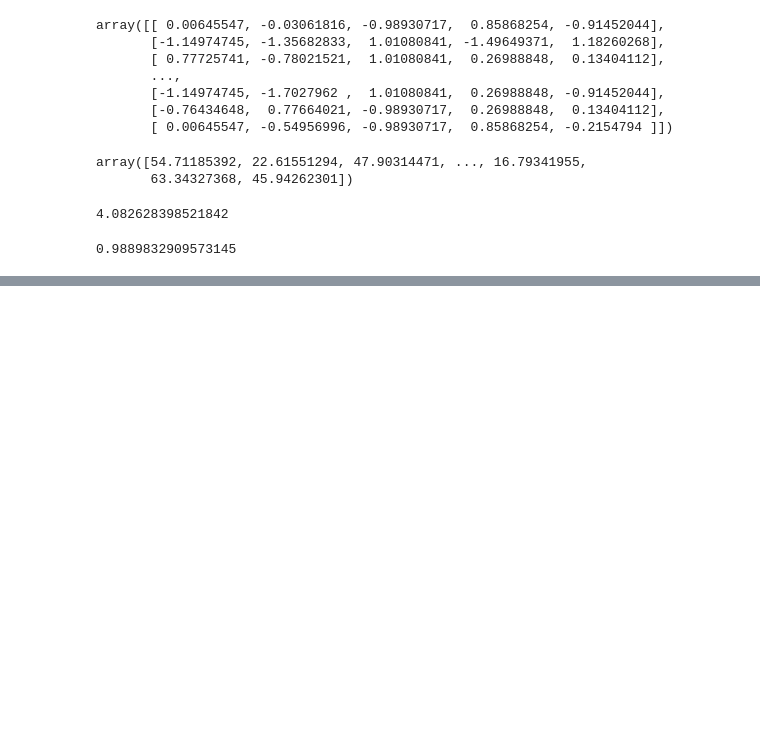
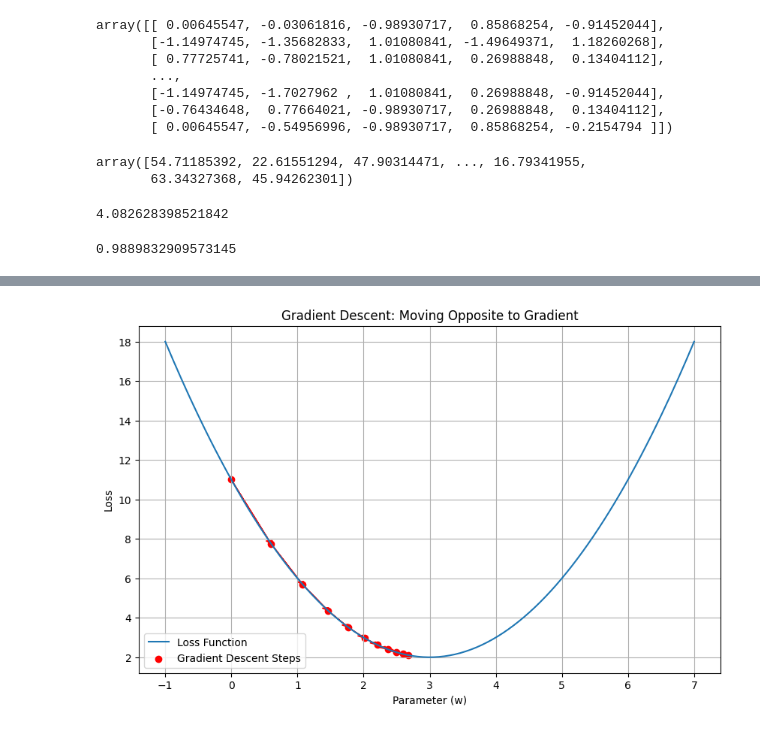
Before and after one commit to DeepuML/Student-Placement-Project, a Jupyter notebook: code/class1.ipynb, the cells around one changed output, grey strips where cells are left out. Cells and saved outputs as stored; diff of their text form; code cells hidden in the pictures; blank space fills up the shorter version.

```diff
--- a/code/class1.ipynb
+++ b/code/class1.ipynb
@@ -232,0 +302,47 @@ with open('student_performance_model.pkl', 'wb') as file:
+# %%
+import numpy as np
+import matplotlib.pyplot as plt
+
+# Define the loss function: L(w) = (w - 3)^2 + 2
+def loss(w):
+    return (w - 3)**2 + 2
+
+# Define the gradient of the loss function: dL/dw = 2(w - 3)
+def gradient(w):
+    return 2 * (w - 3)
+
+# Initialize parameters
+w = 0  # start far from the minimum
+learning_rate = 0.1
+iterations = 10
+
+# Store values for plotting
+w_values = [w]
+loss_values = [loss(w)]
+
+# Gradient Descent Loop
+for i in range(iterations):
+    grad = gradient(w)
+    w = w - learning_rate * grad
+    w_values.append(w)
+    loss_values.append(loss(w))
+
+# Plotting the loss curve and the steps
+w_range = np.linspace(-1, 7, 200)
+loss_range = loss(w_range)
+
+plt.figure(figsize=(10, 6))
+plt.plot(w_range, loss_range, label='Loss Function')
+plt.scatter(w_values, loss_values, color='red', label='Gradient Descent Steps')
+for i in range(len(w_values)-1):
+    plt.arrow(w_values[i], loss_values[i],
+              w_values[i+1]-w_values[i], loss_values[i+1]-loss_values[i],
+              head_width=0.1, color='red', length_includes_head=True)
+plt.title('Gradient Descent: Moving Opposite to Gradient')
+plt.xlabel('Parameter (w)')
+plt.ylabel('Loss')
+plt.legend()
+plt.grid(True)
+plt.show()
+# %% [output]
+[figure, added]
```
Also changed, not shown: parts of 4 cells of this notebook.
